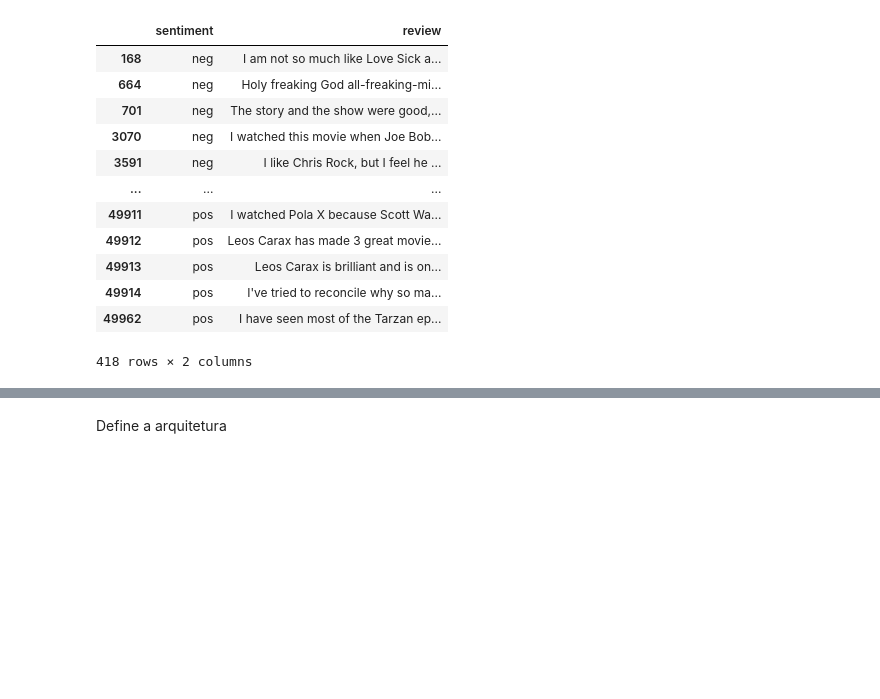
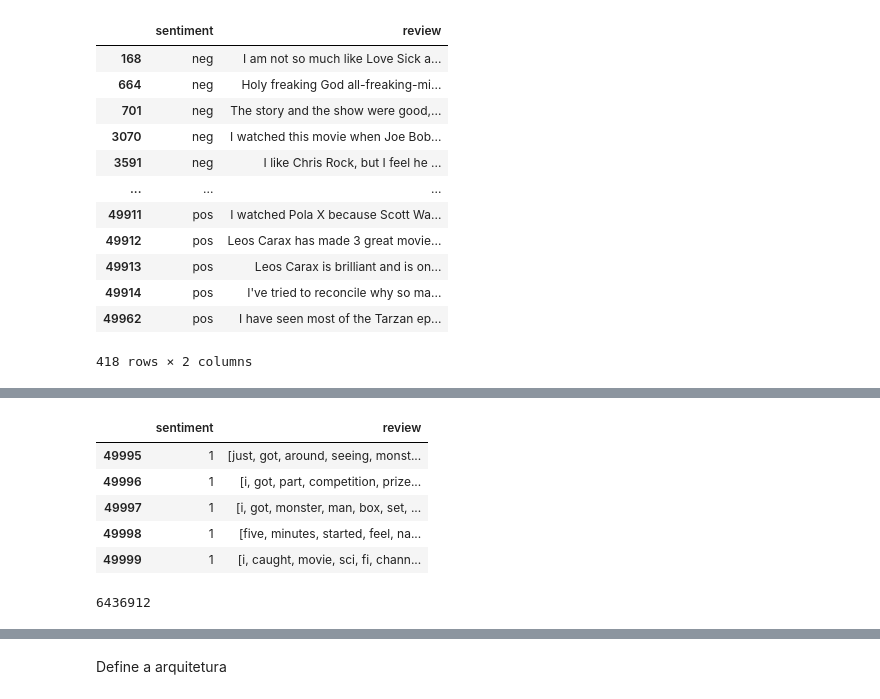
Before and after one commit to diegourban/pos-datascience, a Jupyter notebook: CMP.18.0.2 - Deep Learning/assignment.ipynb, the cells around one changed output, grey strips where cells are left out. Saved outputs shown, nothing was run; the diff lists cells and outputs as text; code cells hidden in the pictures; blank space fills up the shorter version.

```diff
--- a/CMP.18.0.2 - Deep Learning/assignment.ipynb
+++ b/CMP.18.0.2 - Deep Learning/assignment.ipynb
@@ -168,0 +204,9 @@ def get_batches(arr, batch_size, seq_length):
+# %%
+df_cleaned.tail()
+# %% [output]
+|  | sentiment | review |
+| 49995 | 1 | [just, got, around, seeing, monst... |
+| 49996 | 1 | [i, got, part, competition, prize... |
+| 49997 | 1 | [i, got, monster, man, box, set, ... |
+| 49998 | 1 | [five, minutes, started, feel, na... |
+| 49999 | 1 | [i, caught, movie, sci, fi, chann... |
@@ -168,0 +215,4 @@ def get_batches(arr, batch_size, seq_length):
+# %%
+len(all_text)
+# %% [output]
+6436912
```
Also changed, not shown: parts of 31 cells of this notebook.
